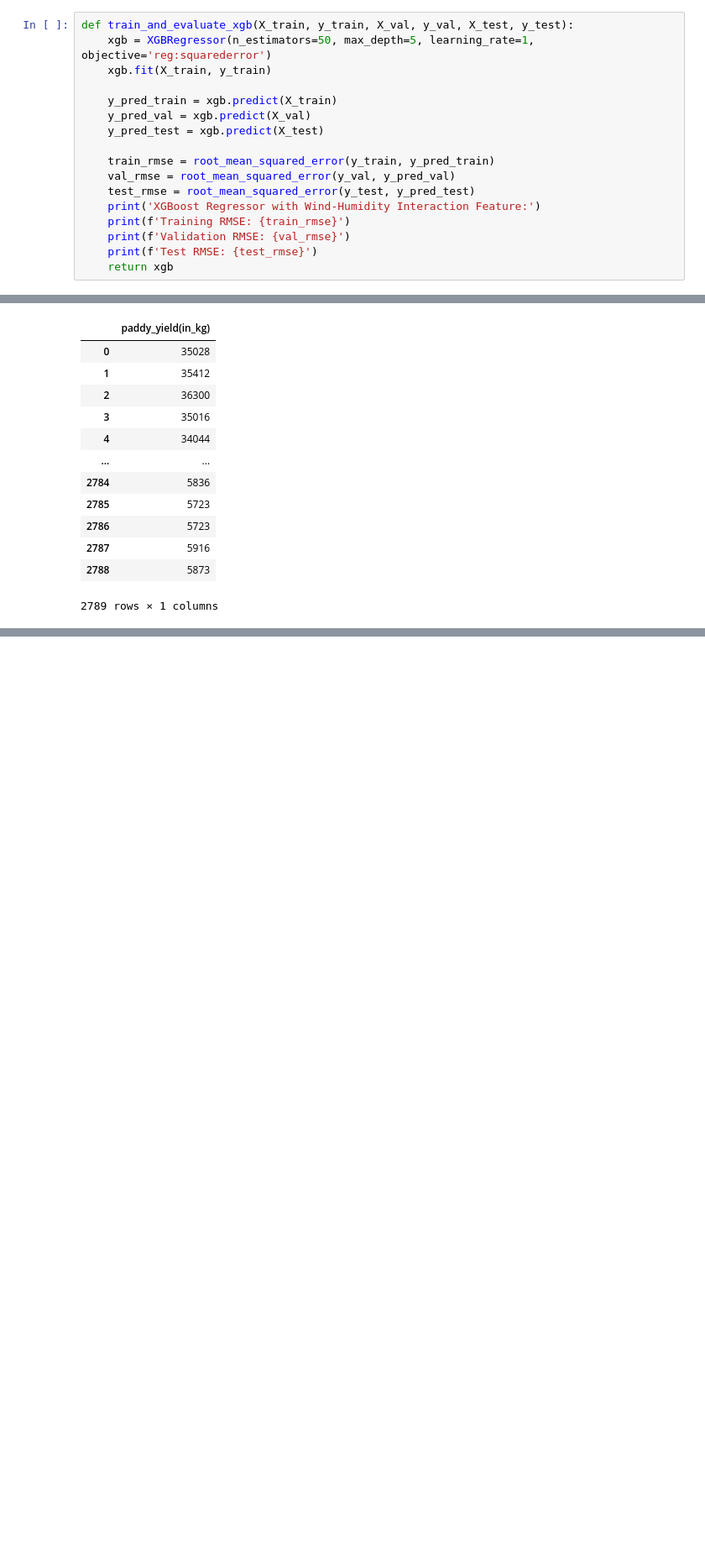
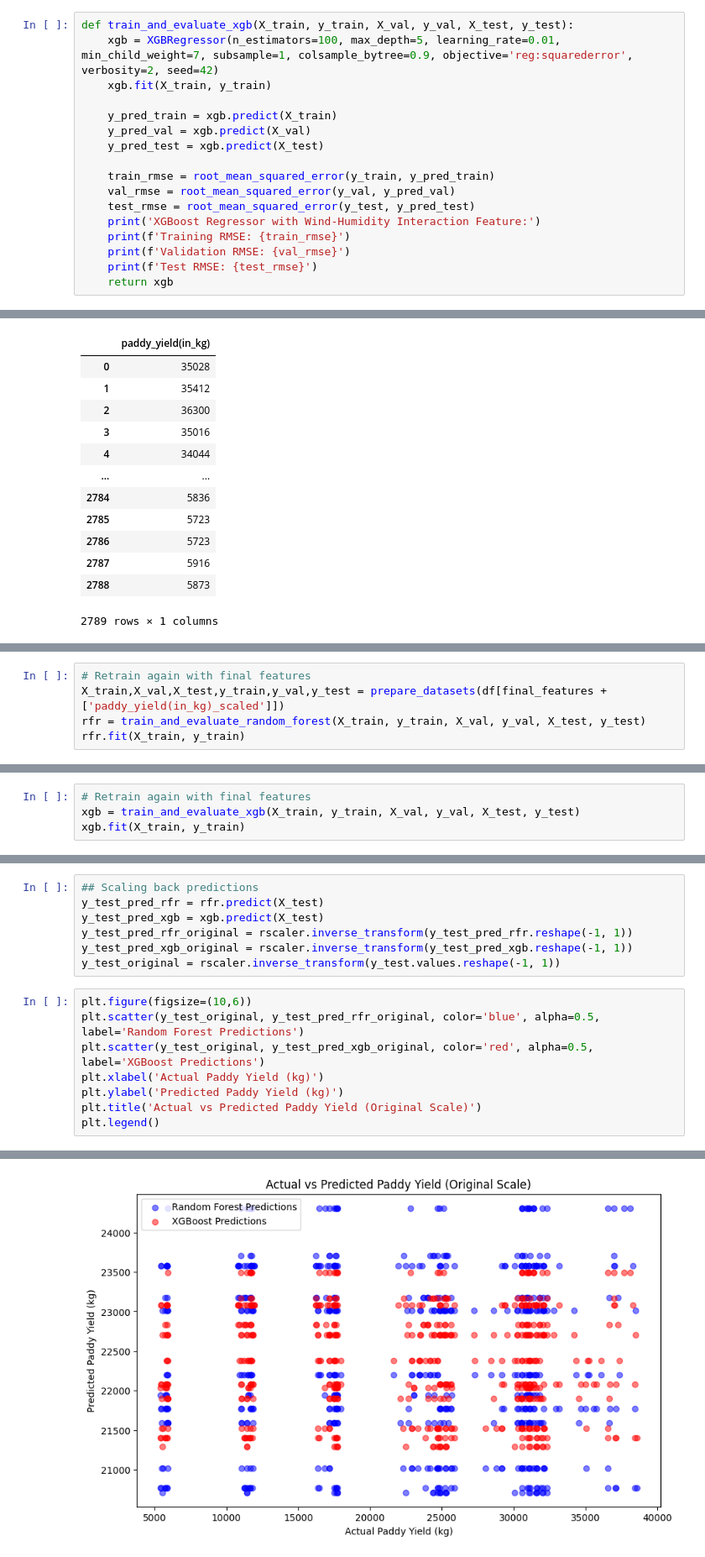
Before and after one commit to BALJAPALLIANSHUL/machine_learning_zoomcamp, a Jupyter notebook: midterm-project/training.ipynb, the cells around one changed output, grey strips where cells are left out. Shown at 84% size. Drawn from its saved outputs; the diff is of its cells as text; blank space fills up the shorter version.

```diff
--- a/midterm-project/training.ipynb
+++ b/midterm-project/training.ipynb
@@ -320,7 +397,7 @@ Validation RMSE: 0.6245368484875162
 Test RMSE: 0.6214893315777054
 # %%
 def train_and_evaluate_xgb(X_train, y_train, X_val, y_val, X_test, y_test):
-    xgb = XGBRegressor(n_estimators=50, max_depth=5, learning_rate=1, objective='reg:squarederror')
+    xgb = XGBRegressor(n_estimators=100, max_depth=5, learning_rate=0.01, min_child_weight=7, subsample=1, colsample_bytree=0.9, objective='reg:squarederror', verbosity=2, seed=42)
     xgb.fit(X_train, y_train)
 
     y_pred_train = xgb.predict(X_train)
@@ -444,0 +518,5 @@ rscaler.inverse_transform(y_test.iloc[4].reshape(1, -1)), rscaler.inverse_transf
+# %%
+# Retrain again with final features
+X_train,X_val,X_test,y_train,y_val,y_test = prepare_datasets(df[final_features + ['paddy_yield(in_kg)_scaled']])
+rfr = train_and_evaluate_random_forest(X_train, y_train, X_val, y_val, X_test, y_test)
+rfr.fit(X_train, y_train)
@@ -444,0 +529,4 @@ rscaler.inverse_transform(y_test.iloc[4].reshape(1, -1)), rscaler.inverse_transf
+# %%
+# Retrain again with final features
+xgb = train_and_evaluate_xgb(X_train, y_train, X_val, y_val, X_test, y_test)
+xgb.fit(X_train, y_train)
@@ -444,0 +551,16 @@ rscaler.inverse_transform(y_test.iloc[4].reshape(1, -1)), rscaler.inverse_transf
+# %%
+## Scaling back predictions
+y_test_pred_rfr = rfr.predict(X_test)
+y_test_pred_xgb = xgb.predict(X_test)
+y_test_pred_rfr_original = rscaler.inverse_transform(y_test_pred_rfr.reshape(-1, 1))
+y_test_pred_xgb_original = rscaler.inverse_transform(y_test_pred_xgb.reshape(-1, 1))
+y_test_original = rscaler.inverse_transform(y_test.values.reshape(-1, 1))
+# %%
+plt.figure(figsize=(10,6))
+plt.scatter(y_test_original, y_test_pred_rfr_original, color='blue', alpha=0.5, label='Random Forest Predictions')
+plt.scatter(y_test_original, y_test_pred_xgb_original, color='red', alpha=0.5, label='XGBoost Predictions')
+plt.xlabel('Actual Paddy Yield (kg)')
+plt.ylabel('Predicted Paddy Yield (kg)')
+plt.title('Actual vs Predicted Paddy Yield (Original Scale)')
+plt.legend()
+# %% [output]
@@ -444,0 +568 @@ rscaler.inverse_transform(y_test.iloc[4].reshape(1, -1)), rscaler.inverse_transf
+[figure, added]
```
Also changed, not shown: parts of 23 cells of this notebook, 9 other files.
